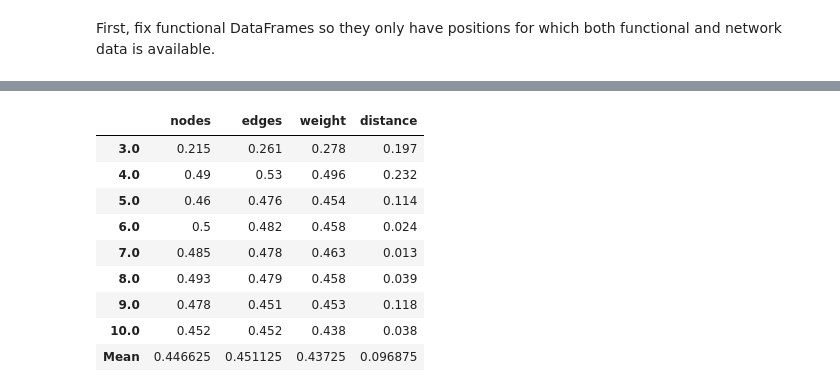
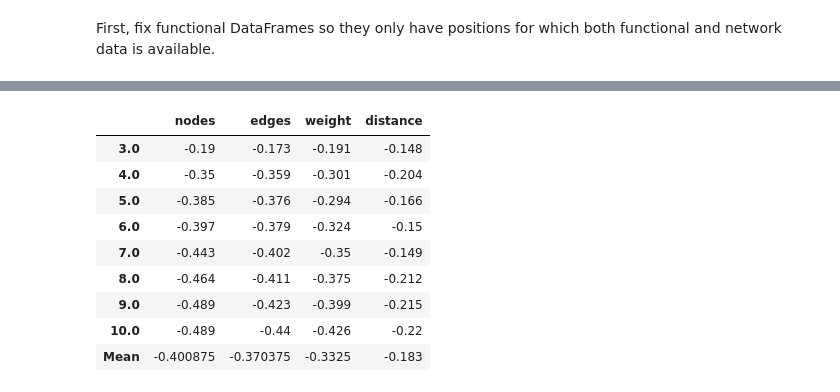
Before and after one commit to CrisSotomayor/perturbation-networks-get-data, a Jupyter notebook: data.ipynb, the cells around one changed output, grey strips where cells are left out. Drawn from its saved outputs; the diff is of its cells as text; code cells hidden in the pictures.

```diff
--- a/data.ipynb
+++ b/data.ipynb
@@ -15,6 +16,8 @@ AA = list(pp.aa1)
 # %%
 path = "/Users/macbook/Documents/perturbation-networks/dms_data"
 protein_path = "/Users/macbook/Documents/perturbation-networks/proteins"
+# %%
+pd.set_option('display.max_columns', None)
 # %%
 def PlotHeatmap(dataframe, save_as=None, vmin=None, vmax=None):
     """Plot heatmap of dataframe values.
@@ -131,6 +134,11 @@ for index, row in funct_3dqw.iterrows():
     #    original = pp.three_to_one(original)
     #    position = original+index[5:-3]
     #    functional_3dqw.at['*', position] = row['Scores']
+# %%
+# After checking both types of data, we found that the numbering of positions does not match, we adjust the numbering
+# to match PDB file, subtracting 3 from each position
+aligned_positions = [position[0]+str(int(position[1:])-3) for position in positions]
+functional_3dqw.columns = aligned_positions
 # %%
 PlotHeatmap(functional_3dqw, vmin=-2, vmax=3)
 # %% [output]
@@ -226,11 +234,17 @@ for protein in proteins:
     positions = CheckData(protein)
     df = functional_data[protein]
     df = df[positions]
-# Save new data in dictionary again
-functional_data = {'1be9':functional_1be9, '1nd4':functional_1nd4, '1d5r':functional_1d5r, '3dqw':functional_3dqw,
-                  '4bz3':functional_4bz3}
-# Save with absolute value to focus only on functional change
-functional_data_abs = {protein:functional_data[protein].apply(np.abs) for protein in proteins}
+    # Save new data in dictionary again
+    functional_data[protein] = df
+    # Save with absolute value to focus only on functional change
+    functional_data_abs[protein] = df.apply(np.abs)
+
+# Rewrite functional_protein dataframes
+functional_1be9 = functional_data['1be9']
+functional_1nd4 = functional_data['1nd4']
+functional_1d5r = functional_data['1d5r']
+functional_3dqw = functional_data['3dqw']
+functional_4bz3 = functional_data['4bz3']
 # %%
 def AverageOverChains(protein, threshold, measure):
     """If protein has multiple identical chains, return DataFrame with average values per position. Returns df without
@@ -274,11 +288,11 @@ def ReadNetworkCSV(protein, threshold, measure, average=True):
     df.index = AA
     return df
 # %%
-def SampleSpearmanR(protein, average=True, abs=False, thresholds=sample_thresholds):
+def SampleSpearmanR(protein, average=True, absolute=False, thresholds=sample_thresholds):
     """Return DataFrame with Spearman correlation coefficient between functional and network data for mean score
     over aminoacids."""
     # Check which functional files to use
-    if abs:
+    if absolute:
         data = functional_data_abs
     else:
         data = functional_data
@@ -314,13 +341,13 @@ def SamplePearsonR(protein, average=True, abs=False, thresholds=sample_threshold
 # %%
-SampleSpearmanR('1be9')
+SampleSpearmanR('3dqw')
 # %% [output]
 |  | nodes | edges | weight | distance |
-| 3.0 | 0.215 | 0.261 | 0.278 | 0.197 |
-| 4.0 | 0.49 | 0.53 | 0.496 | 0.232 |
-| 5.0 | 0.46 | 0.476 | 0.454 | 0.114 |
-| 6.0 | 0.5 | 0.482 | 0.458 | 0.024 |
-| 7.0 | 0.485 | 0.478 | 0.463 | 0.013 |
-| 8.0 | 0.493 | 0.479 | 0.458 | 0.039 |
-| 9.0 | 0.478 | 0.451 | 0.453 | 0.118 |
-| 10.0 | 0.452 | 0.452 | 0.438 | 0.038 |
-| Mean | 0.446625 | 0.451125 | 0.43725 | 0.096875 |
+| 3.0 | -0.19 | -0.173 | -0.191 | -0.148 |
+| 4.0 | -0.35 | -0.359 | -0.301 | -0.204 |
+| 5.0 | -0.385 | -0.376 | -0.294 | -0.166 |
+| 6.0 | -0.397 | -0.379 | -0.324 | -0.15 |
+| 7.0 | -0.443 | -0.402 | -0.35 | -0.149 |
+| 8.0 | -0.464 | -0.411 | -0.375 | -0.212 |
+| 9.0 | -0.489 | -0.423 | -0.399 | -0.215 |
+| 10.0 | -0.489 | -0.44 | -0.426 | -0.22 |
+| Mean | -0.400875 | -0.370375 | -0.3325 | -0.183 |
```
Also changed, not shown: parts of 33 cells of this notebook.
